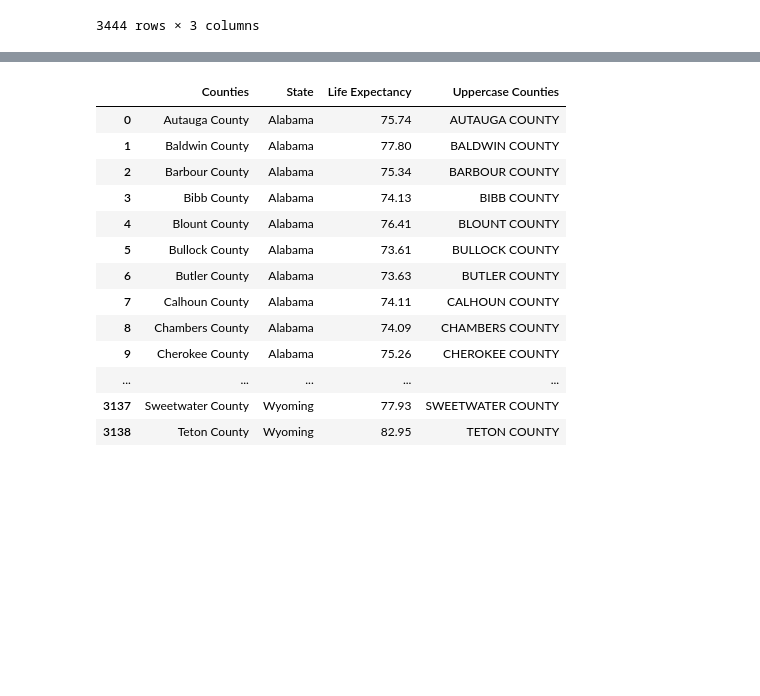
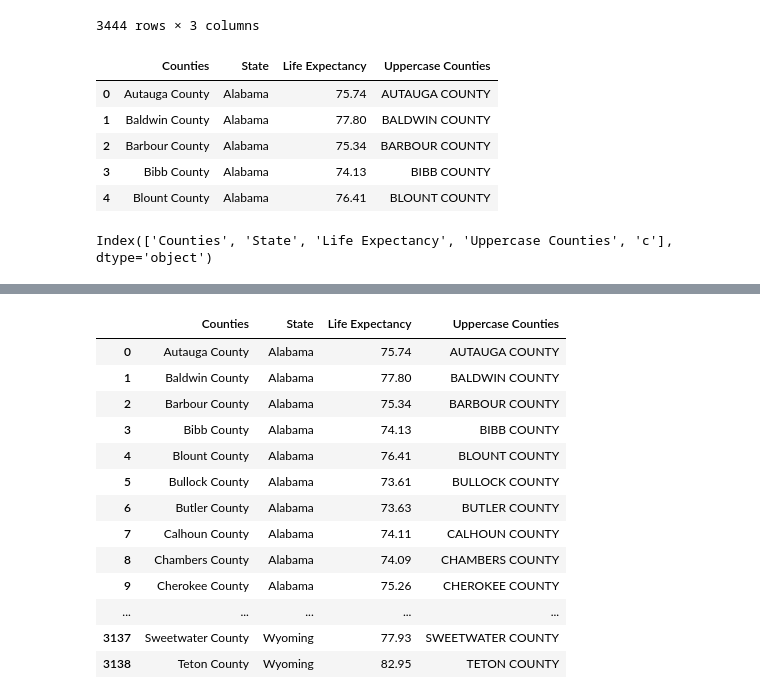
Before and after one commit to aulorbe/Life-Expectancy-In-The-US, a Jupyter notebook: 12-5-Food-Stamps_2.ipynb, the cells around one changed output, grey strips where cells are left out. Cells and saved outputs as stored; diff of their text form; code cells hidden in the pictures; blank space fills up the shorter version.

```diff
--- a/12-5-Food-Stamps_2.ipynb
+++ b/12-5-Food-Stamps_2.ipynb
@@ -310,0 +323,13 @@ final
+# %%
+counties.head()
+# %% [output]
+|  | Counties | State | Life Expectancy | Uppercase Counties |
+| 0 | Autauga County | Alabama | 75.74 | AUTAUGA COUNTY |
+| 1 | Baldwin County | Alabama | 77.80 | BALDWIN COUNTY |
+| 2 | Barbour County | Alabama | 75.34 | BARBOUR COUNTY |
+| 3 | Bibb County | Alabama | 74.13 | BIBB COUNTY |
+| 4 | Blount County | Alabama | 76.41 | BLOUNT COUNTY |
+# %%
+counties.columns
+# %% [output]
+Index(['Counties', 'State', 'Life Expectancy', 'Uppercase Counties', 'c'], dtype='object')
```
Also changed, not shown: parts of 19 cells of this notebook.
